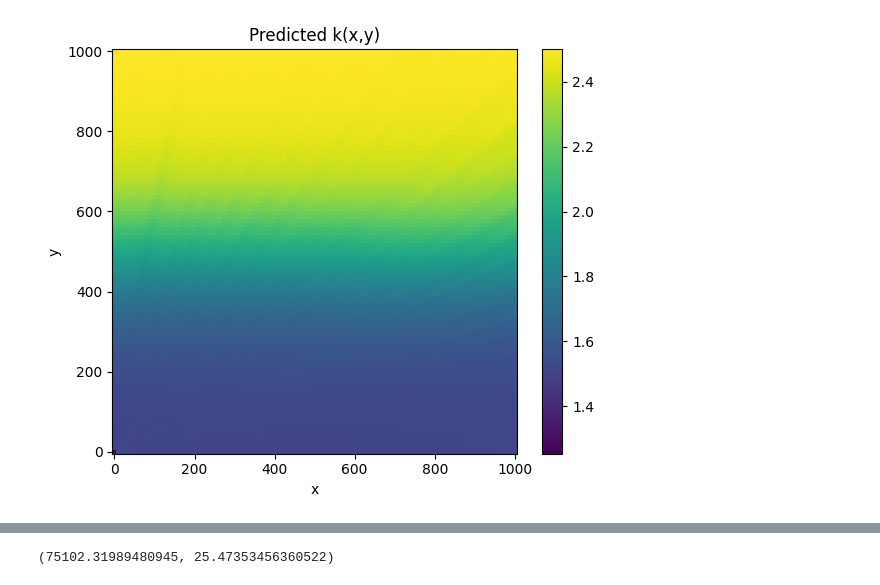
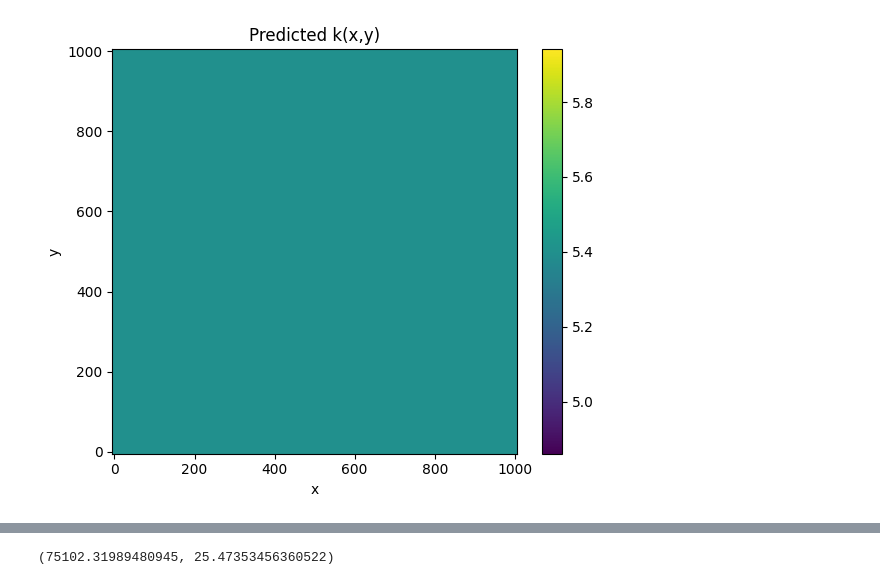
Before and after one commit to gperezb12/ML-for-FWI-geophysics, a Jupyter notebook: tests_devito/inverse/inverse_no_boundaries.ipynb, the cells around one changed output, grey strips where cells are left out. Saved outputs shown, nothing was run; the diff lists cells and outputs as text; code cells hidden in the pictures.

```diff
--- a/tests_devito/inverse/inverse_no_boundaries.ipynb
+++ b/tests_devito/inverse/inverse_no_boundaries.ipynb
@@ -16,15 +16,15 @@ device = torch.device("cpu" if torch.cuda.is_available() else "cpu")
 # Función k verdadera en 2D (solo depende de y)
 def k_true_np(XY_np):
     y = XY_np[:, 1:2]
-    epsilon = 100   # Steepness of the sigmoid
+    epsilon = 125   # Steepness of the sigmoid
     y0 = 500        # Midpoint of the sigmoid
     k_true = 1.5 + 1.0 / (1 + np.exp(-(y - y0) / epsilon))
     return k_true
 
 # 1) Generación de datos de entrenamiento
 N_train = 10000
-x_train = np.random.uniform(-10,1000, (N_train, 1))
-y_train = np.random.uniform(-10, 1000, (N_train, 1))
+x_train = np.random.uniform(0,1000, (N_train, 1))
+y_train = np.random.uniform(0, 1000, (N_train, 1))
 XY_train = np.hstack([x_train, y_train])
 k_train_np = k_true_np(XY_train)
 
@@ -55,15 +55,15 @@ model_k2d = PINN_k_2D().to(device)
 def init_weights(m):
     if isinstance(m, nn.Linear):
         nn.init.xavier_normal_(m.weight)
-        m.bias.data.fill_(0.0)
+        m.bias.data.fill_(5.0)
 
 model_k2d.apply(init_weights)
 
 # 4) Entrenamiento con Adam + MSE
-optimizer = optim.Adam(model_k2d.parameters(), lr=1e-3)
+optimizer = optim.Adam(model_k2d.parameters(), lr=1e-4)
 criterion = nn.MSELoss()
 
-epochs = 2000
+epochs = 0
 for epoch in range(1, epochs + 1):
     optimizer.zero_grad()
     k_pred = model_k2d(XY_train_t)
@@ -100,4 +96,4 @@ Epoch 2000  loss = 1.0429e-04
-[figure, old version]
+[figure, new version]
 # %%
 import os
 import numpy as np
```
Also changed, not shown: parts of 2 cells of this notebook, 6 other files.
